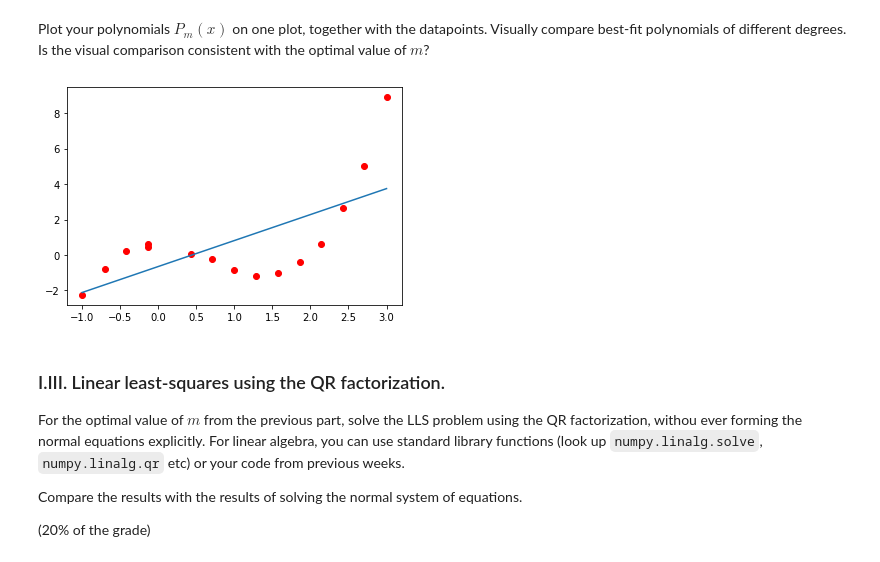
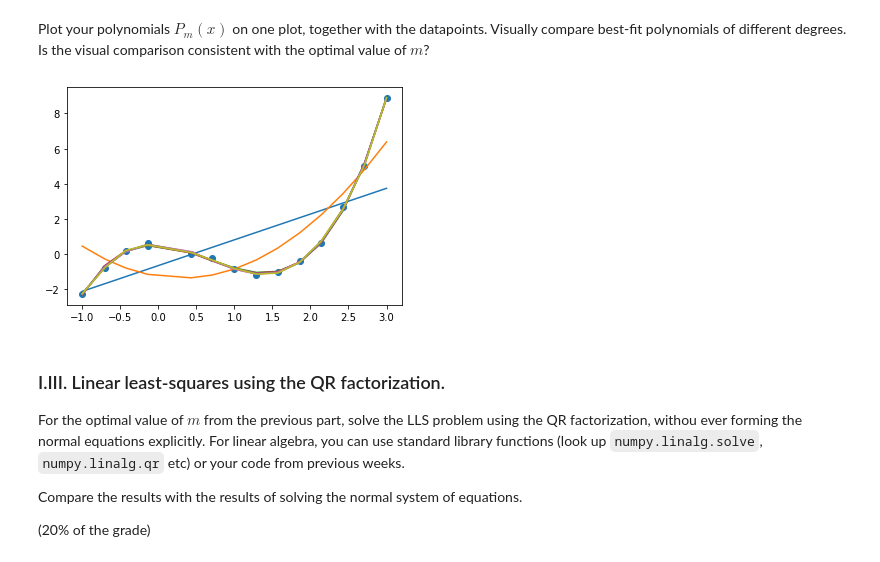
Before and after one commit to daveRios97/MetNumUN2021I, a Jupyter notebook: Lab12/drriosgIntroductionToNumericalAnalysisWeek5InterpolationApproximationModelingData.ipynb, the cells around one changed output. Saved outputs shown, nothing was run; the diff lists cells and outputs as text; code cells hidden in the pictures.

```diff
--- a/Lab12/drriosg_week_5_intep_approc.ipynb
+++ b/Lab12/drriosgIntroductionToNumericalAnalysisWeek5InterpolationApproximationModelingData.ipynb
@@ -54,3 +30,19 @@ print(p)
+# %%
+def design_matrix(x, m):
+  x = np.array(x)
+  A = []
+  for k in range(m+1):
+      A.append(x**k)
+
+  return np.array(A).T
+# %%
+def normal_eq_solution(A,b):
+    x = np.dot(np.linalg.inv(A.T @ A) @ A.T, b)
+    res = np.linalg.norm(A @ x - b)
+    return x, res
+# %%
+ms = range(1,10)
+coef = [normal_eq_solution(design_matrix(x,m), y) for m in ms]
 # %% [markdown]
 ### I.II
 
@@ -68,12 +73,2 @@ And take the value of $m$, at which $\sigma_m$ stabilizes or starts increasing.
 # %% [markdown]
 Plot your polynomials $P_m(x)$ on one plot, together with the datapoints. Visually compare best-fit polynomials of different degrees. Is the visual comparison consistent with the optimal value of $m$?
-# %%
-# ... ENTER YOUR CODE HERE
-
-#Imprimimos
-plt.plot(X, Y, "or")
-x_plot = np.linspace(-1,3,100)
-plt.plot(x_plot, p(x_plot))
-plt.show()
-# %% [output]
-[figure, removed]
@@ -80,3 +77,15 @@ plt.show()
+# %%
+import numpy.polynomial.polynomial as pm
+import matplotlib.pyplot as plt
+plt.scatter(x,y)
+
+for pol in coef:
+    pl = pm.polyval(x,pol[0])
+    plt.plot(x,pl)
+
+plt.show()
+# %% [output]
+[figure, added]
 # %% [markdown]
 ### I.III. Linear least-squares using the QR factorization.
 
```
Also changed, not shown: parts of 22 cells of this notebook.
